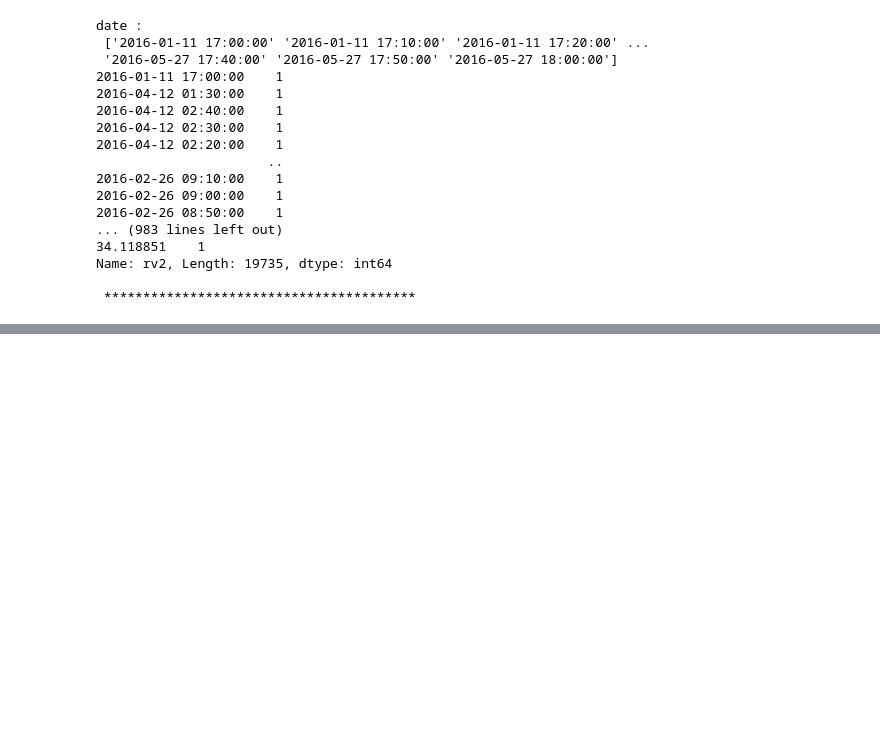
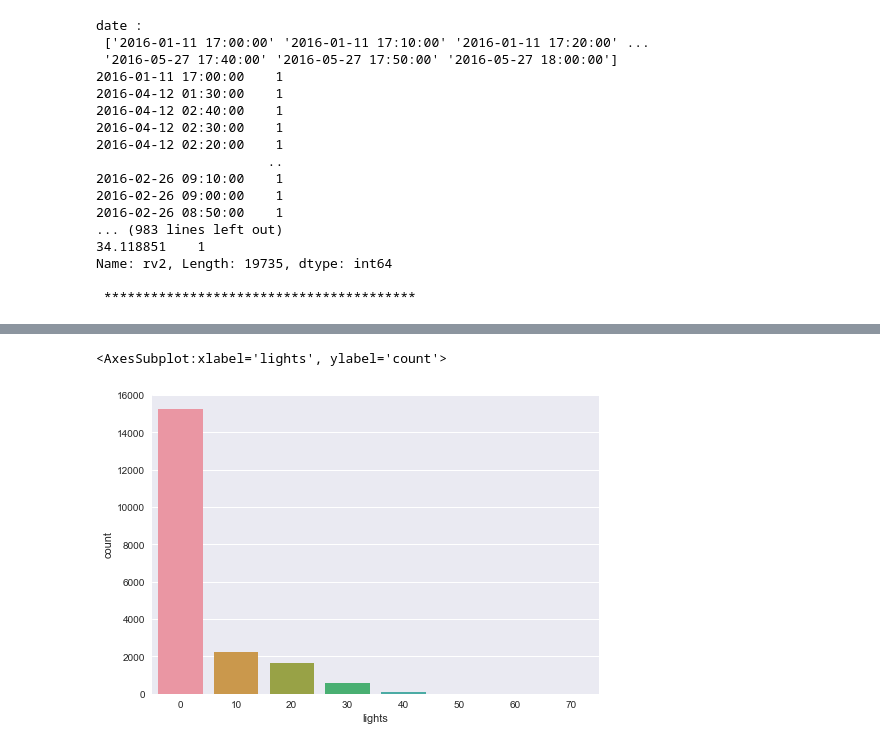
Before and after one commit to abideen-olawuwo/energyconsumption, a Jupyter notebook: Energy Consumption.ipynb, the cells around one changed output, grey strips where cells are left out. Cells and saved outputs as stored; diff of their text form; code cells hidden in the pictures; blank space fills up the shorter version.

```diff
--- a/Energy Consumption.ipynb
+++ b/Energy Consumption.ipynb
@@ -46,0 +160,5 @@ Name: rv2, Length: 19735, dtype: int64
+# %%
+sns.countplot(x="lights", data=df)
+# %% [output]
+<AxesSubplot:xlabel='lights', ylabel='count'>
+[figure, added]
```
Also changed, not shown: parts of 11 cells of this notebook.
